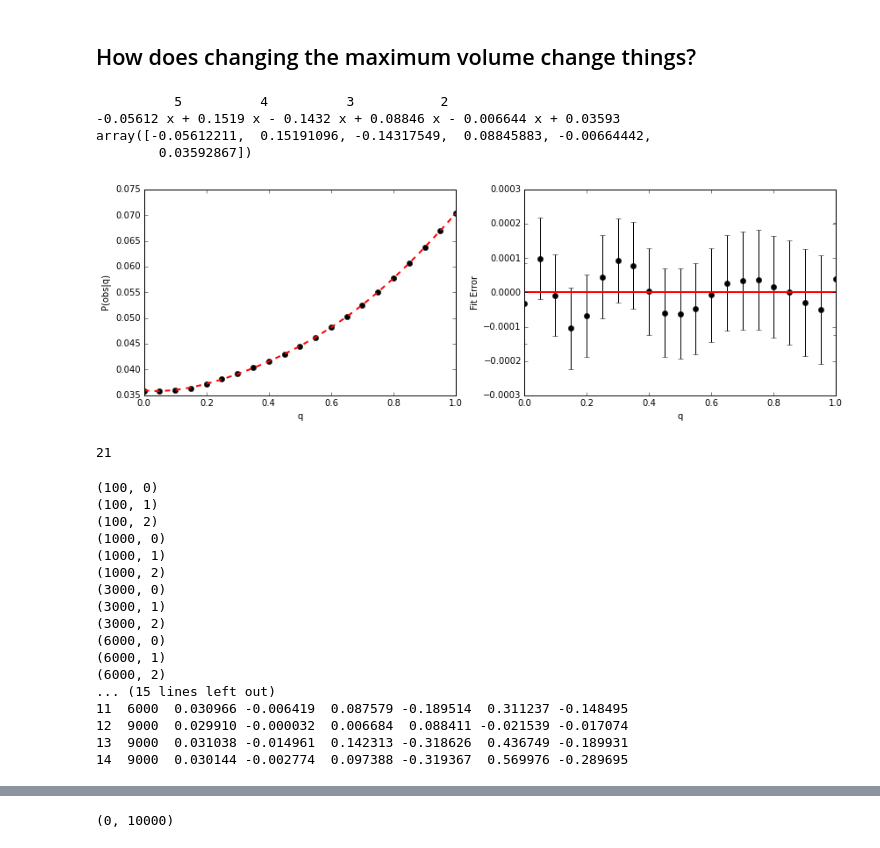
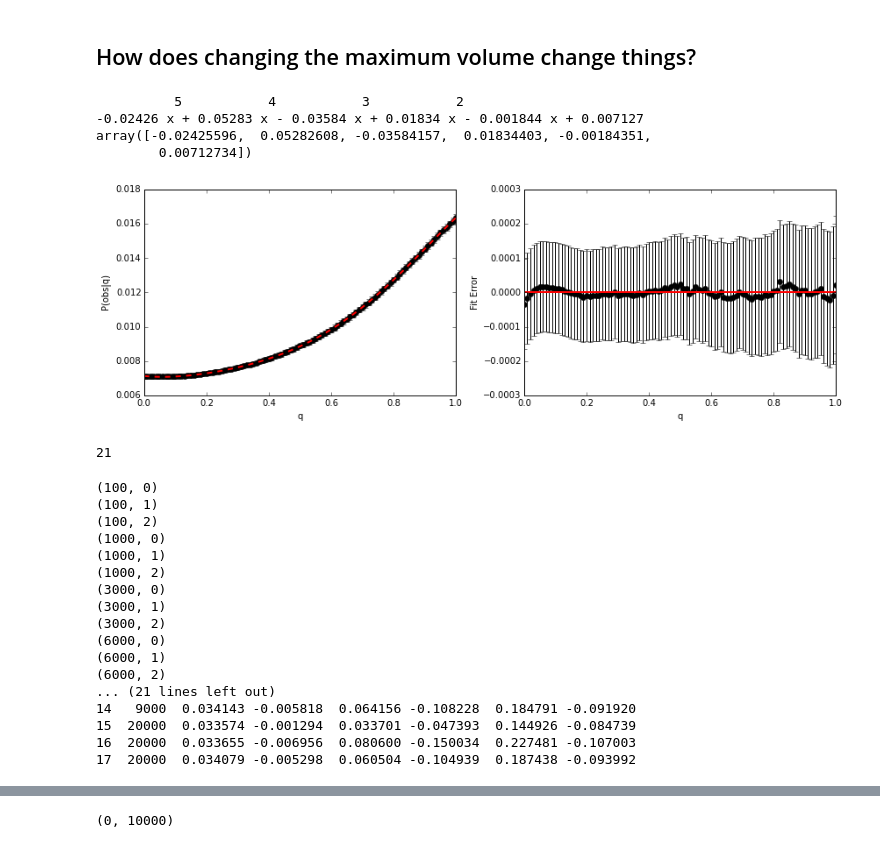
Before and after one commit to kgullikson88/BinaryInference, a Jupyter notebook: Malmquist_Bias.ipynb, the cells around one changed output, grey strips where cells are left out. Saved outputs shown, nothing was run; the diff lists cells and outputs as text; code cells hidden in the pictures.

```diff
--- a/Malmquist_Bias.ipynb
+++ b/Malmquist_Bias.ipynb
@@ -85,6 +79,7 @@ Finally, we are ready to find put everything together. I will sample 1 million p
 # %%
 from __future__ import division
 import IMF_utils
+import Simulation
 import HelperFunctions
 reload(HelperFunctions)
 from HelperFunctions import add_magnitudes, BinomialErrors
@@ -102,14 +97,9 @@ def Vmag(q, mass, d):
     return V
 
 
-
-# Sample the distance through a log-normal parallax distribution (parameters fit to Hipparchos data)
-#plx = scipy.stats.lognorm.rvs(loc=plx_loc, s=plx_shape, scale=plx_scale, size=N_total)
-#plx[plx < 1e-5] = 1e-5
-#distance = 1000. / plx
-
-# Sample the distance such that a sphere around the Earth is uniformly distributed
-distance = (np.random.uniform(size=N_total))**(1./3.) * 1000.0
+# Sample the distance by simulating a Milky-Way-like disk
+r, z = Simulation.sample_disk(Rmax=1e4, Npoints=N_total)
+distance = np.sqrt(r**2 + z**2)
 
 # Sample the IMF
 mass = IMF_utils.inverse_imf(np.random.uniform(size=N_total), mmin=1.5, mmax=20.0)
@@ -227,8 +218,9 @@ def Vmag(q, mass, d):
 
 def get_fit(Rmax, dq=0.03, N_total=1e7, fitorder=5):
 
-    # Sample the distance such that a sphere around the Earth is uniformly distributed
-    distance = (np.random.uniform(size=N_total))**(1./3.) * Rmax
+    # Sample the distance by simulating a Milky-Way-like disk
+    r, z = Simulation.sample_disk(Rmax=1e4, Npoints=N_total)
+    distance = np.sqrt(r**2 + z**2)
 
     # Sample the IMF
     mass = IMF_utils.inverse_imf(np.random.uniform(size=N_total), mmin=1.5, mmax=20.0)
@@ -240,45 +232,45 @@ def get_fit(Rmax, dq=0.03, N_total=1e7, fitorder=5):
     prob_high = np.zeros(q.size)
     for i, qi in enumerate(q):
         V = Vmag(qi, mass, distance)
         prob[i], prob_low[i], prob_high[i] = BinomialErrors(len(V[V<6]), len(V))
 
     # Compute the sum
     total = prob.sum()
     #total = 1.0
 
     # Fit the probability to a polynomial.
     fit = np.poly1d(np.polyfit(q, prob/total, fitorder))
     return fit, q, prob/total, (prob-prob_low)/total, (prob_high-prob)/total
 
-fit, q, prob, lowerr, higherr = get_fit(1000.0, dq=0.05)
+fit, q, prob, lowerr, higherr = get_fit(Rmax=1e4, dq=0.01, N_total=3e7)
 
 # Make some plots
 fig, axes = plt.subplots(nrows=1, ncols=2, figsize=(12, 4))
 axes[0].errorbar(q, prob, yerr=(lowerr, higherr), fmt='ko')
 axes[0].plot(q, fit(q), 'r--', lw=2)
 axes[0].set_xlabel('q')
 axes[0].set_ylabel('P(obs|q)')
 
 axes[1].errorbar(q, prob-fit(q), yerr=(lowerr, higherr), fmt='ko')
 axes[1].plot(q, np.zeros_like(q), 'r-', lw=2)
 axes[1].set_xlabel('q')
 axes[1].set_ylabel('Fit Error')
 #axes[1].set_ylim((-0.001, 0.001))
 print fit
 print fit.coeffs.__repr__()
 plt.tight_layout()
 # %% [output]
-          5          4          3           2
--0.05612 x + 0.1519 x - 0.1432 x + 0.08846 x - 0.006644 x + 0.03593
-array([-0.05612211,  0.15191096, -0.14317549,  0.08845883, -0.00664442,
-        0.03592867])
+          5           4           3           2
+-0.02426 x + 0.05283 x - 0.03584 x + 0.01834 x - 0.001844 x + 0.007127
+array([-0.02425596,  0.05282608, -0.03584157,  0.01834403, -0.00184351,
+        0.00712734])
-[figure, old version]
+[figure, new version]
 # %%
 int(np.ceil(1.01/0.05))
 # %% [output]
 21
 # %%
-Rmax_values = [100, 1000, 3000, 6000, 9000]
+Rmax_values = [100, 1000, 3000, 6000, 9000, 20000]
 fit_list = []
 fitorder = 5
 n_iter = 3
@@ -315,11 +307,11 @@ print(df)
 (6000, 0)
 (6000, 1)
 (6000, 2)
-... (15 lines left out)
-11  6000  0.030966 -0.006419  0.087579 -0.189514  0.311237 -0.148495
-12  9000  0.029910 -0.000032  0.006684  0.088411 -0.021539 -0.017074
-13  9000  0.031038 -0.014961  0.142313 -0.318626  0.436749 -0.189931
-14  9000  0.030144 -0.002774  0.097388 -0.319367  0.569976 -0.289695
+... (21 lines left out)
+14   9000  0.034143 -0.005818  0.064156 -0.108228  0.184791 -0.091920
+15  20000  0.033574 -0.001294  0.033701 -0.047393  0.144926 -0.084739
+16  20000  0.033655 -0.006956  0.080600 -0.150034  0.227481 -0.107003
+17  20000  0.034079 -0.005298  0.060504 -0.104939  0.187438 -0.093992
 # %%
 funcs = [np.mean, np.std]
 summary = df.groupby('Rmax').agg(dict(a=funcs, b=funcs, c=funcs, d=funcs, e=funcs, f=funcs))
```
Also changed, not shown: parts of 9 cells of this notebook, 1 other file.
